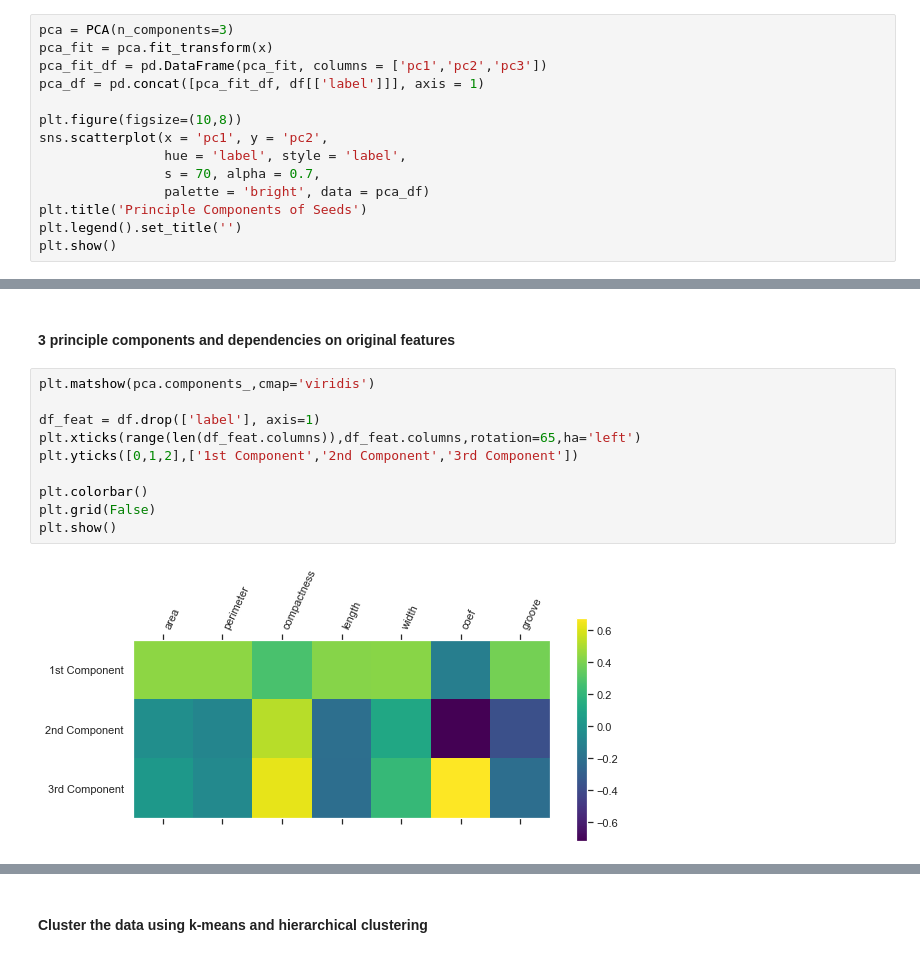
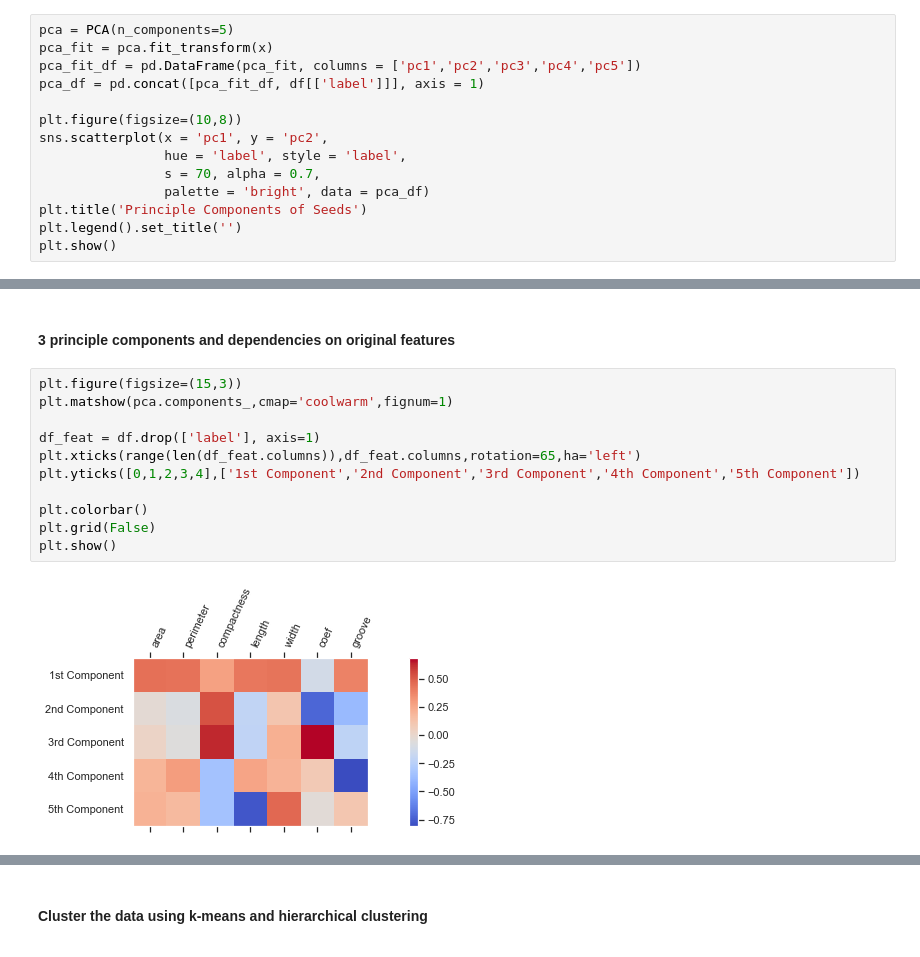
Before and after one commit to christinalchang/ucdavis-sta160, a Jupyter notebook: seeds.ipynb, the cells around one changed output, grey strips where cells are left out. Saved outputs shown, nothing was run; the diff lists cells and outputs as text.

```diff
--- a/seeds.ipynb
+++ b/seeds.ipynb
@@ -70,9 +70,9 @@ y = df.iloc[:,-1].values
 # standardize features
 x = StandardScaler().fit_transform(x)
 # %%
-pca = PCA(n_components=3)
+pca = PCA(n_components=5)
 pca_fit = pca.fit_transform(x)
-pca_fit_df = pd.DataFrame(pca_fit, columns = ['pc1','pc2','pc3'])
+pca_fit_df = pd.DataFrame(pca_fit, columns = ['pc1','pc2','pc3','pc4','pc5'])
 pca_df = pd.concat([pca_fit_df, df[['label']]], axis = 1)
 
 plt.figure(figsize=(10,8))
@@ -88,14 +88,15 @@ plt.show()
 # %% [markdown]
 #### 3 principle components and dependencies on original features
 # %%
-plt.matshow(pca.components_,cmap='viridis')
+plt.figure(figsize=(15,3))
+plt.matshow(pca.components_,cmap='coolwarm',fignum=1)
 
 df_feat = df.drop(['label'], axis=1)
 plt.xticks(range(len(df_feat.columns)),df_feat.columns,rotation=65,ha='left')
-plt.yticks([0,1,2],['1st Component','2nd Component','3rd Component'])
+plt.yticks([0,1,2,3,4],['1st Component','2nd Component','3rd Component','4th Component','5th Component'])
 
 plt.colorbar()
 plt.grid(False)
 plt.show()
 # %% [output]
-[figure, old version]
+[figure, new version]
```
Also changed, not shown: parts of 2 cells of this notebook.
